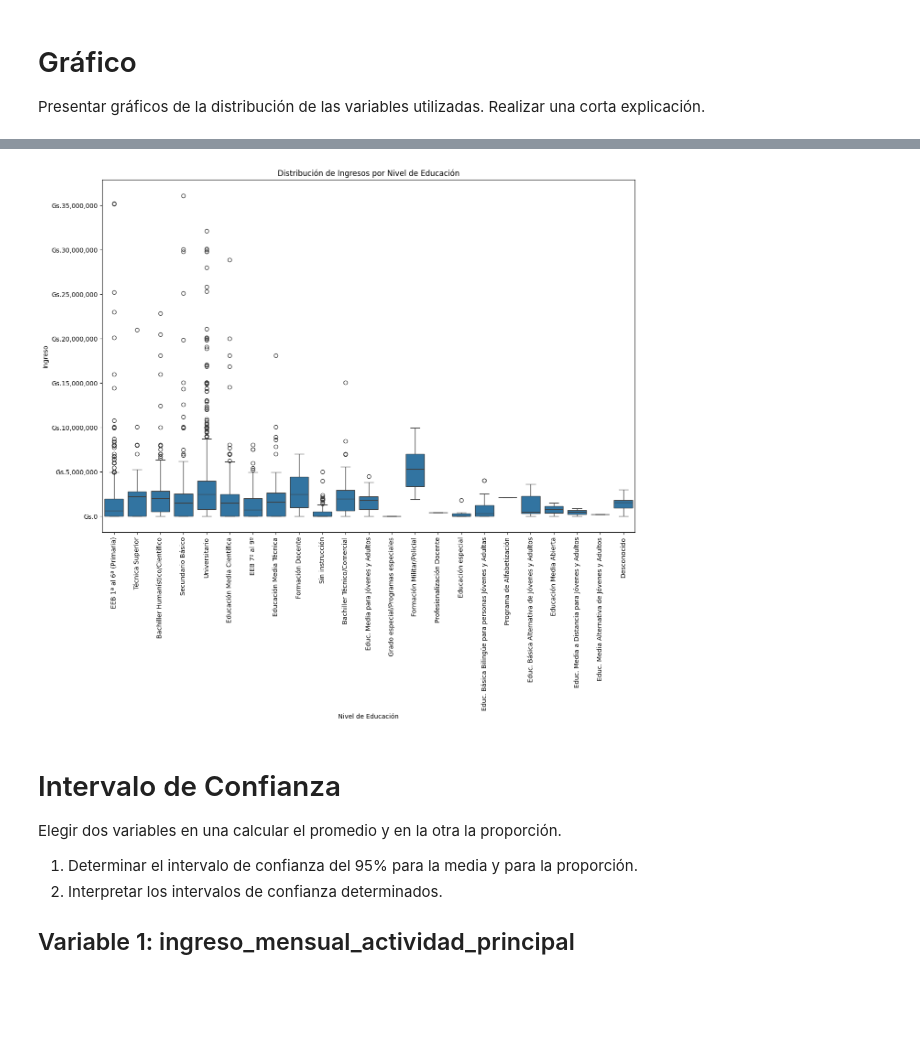
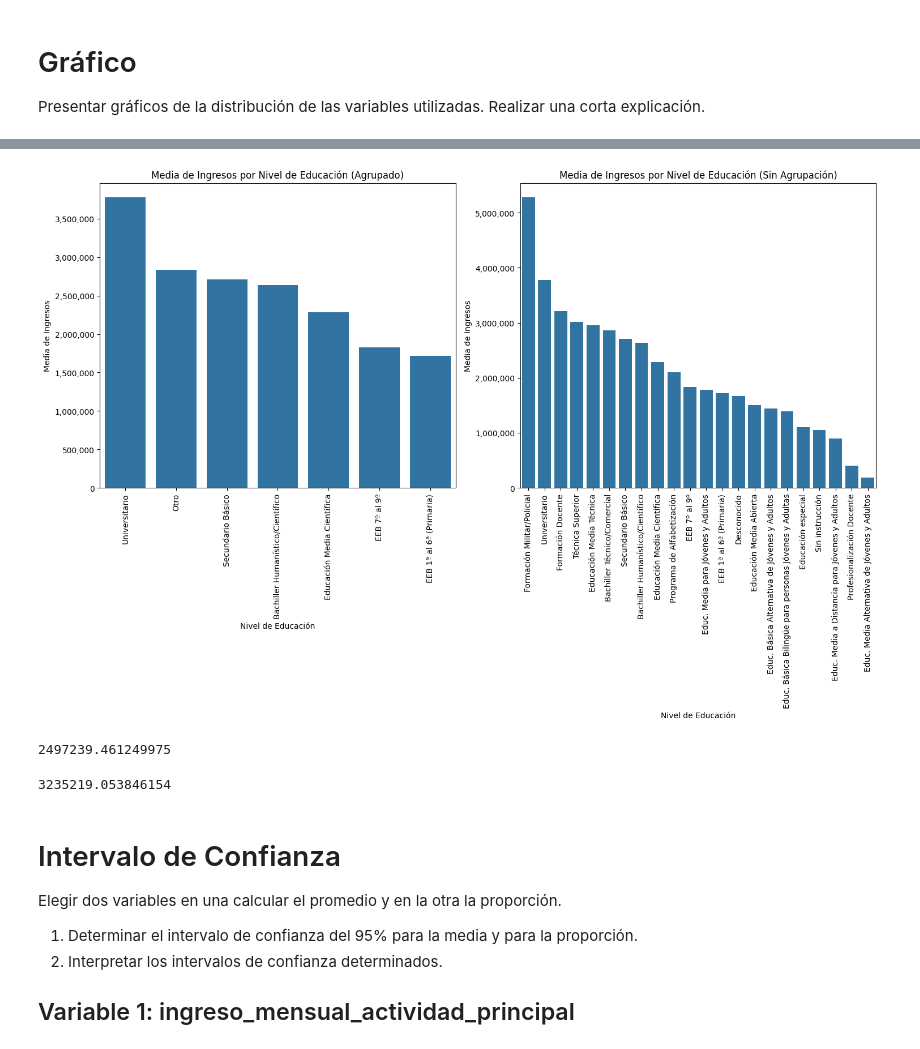
Before and after one commit to NelbaBarreto/programacion-ciencias-datos, a Jupyter notebook: trabajo_practico_estadistica.ipynb, the cells around one changed output, grey strips where cells are left out. Cells and saved outputs as stored; diff of their text form; code cells hidden in the pictures; blank space fills up the shorter version.

```diff
--- a/trabajo_practico_estadistica.ipynb
+++ b/trabajo_practico_estadistica.ipynb
@@ -638,22 +738,46 @@ plt.show()
-# %%
-# Crear un gráfico de caja para la relación entre ingreso y educación
-plt.figure(figsize=(15, 10))
-sns.boxplot(x='etiqueta_educacion', y='ingreso_mensual_actividad_principal', data=df)
-plt.xticks(rotation=90)  # Rotar etiquetas del eje x para mejor legibilidad
-plt.xlabel('Nivel de Educación')
-plt.ylabel('Ingreso')
-plt.title('Distribución de Ingresos por Nivel de Educación')
-
-# Formatear las etiquetas del eje y
-def currency(x, pos):
-    return 'Gs.{:,.0f}'.format(x)
-
-formatter = FuncFormatter(currency)
-plt.gca().yaxis.set_major_formatter(formatter)
-
-plt.show()
-# %% [output]
-[figure, removed]
+# %%
+# Crear la figura y los subplots
+fig, axs = plt.subplots(1, 2, figsize=(15, 10))
+
+# Calcular la media para cada nivel de educación
+media_educacion = df.groupby("etiqueta_educacion")["ingreso_mensual_actividad_principal"].agg(["mean"]).reset_index().sort_values(by="mean", ascending=False)
+media_educacion_agrupado = df.groupby("nivel_educacion_agrupado")["ingreso_mensual_actividad_principal"].agg(["mean"]).reset_index().sort_values(by="mean", ascending=False)
+
+sns.barplot(ax=axs[0], x="nivel_educacion_agrupado", y="mean", data=media_educacion_agrupado, capsize=0.2)
+axs[0].set_xticks(media_educacion_agrupado["nivel_educacion_agrupado"])
+axs[0].set_xticklabels([i for i in media_educacion_agrupado["nivel_educacion_agrupado"]], rotation=90)
+axs[0].set_xlabel("Nivel de Educación")
+axs[0].set_ylabel("Media de Ingresos")
+axs[0].set_title("Media de Ingresos por Nivel de Educación (Agrupado)")
+
+sns.barplot(ax=axs[1], x="etiqueta_educacion", y="mean", data=media_educacion, capsize=0.2)
+axs[1].set_xticks(media_educacion["etiqueta_educacion"])
+axs[1].set_xticklabels([i for i in media_educacion["etiqueta_educacion"]], rotation=90)
+axs[1].set_xlabel("Nivel de Educación")
+axs[1].set_ylabel("Media de Ingresos")
+axs[1].set_title("Media de Ingresos por Nivel de Educación (Sin Agrupación)")
+
+# Formatear las etiquetas del eje y
+def currency(x, pos):
+    return "{:,.0f}".format(x)
+
+# Aplicar el formateador a ambos subplots
+formatter = FuncFormatter(currency)
+axs[0].yaxis.set_major_formatter(formatter)
+axs[1].yaxis.set_major_formatter(formatter)
+
+plt.tight_layout()
+plt.show()
+# %% [output]
+[figure, added]
+# %%
+df[(df["nivel_educacion_agrupado"] == "Otro")]["ingreso_total"].std()
+# %% [output]
+2497239.461249975
+# %%
+df[(df["nivel_educacion_agrupado"] == "Otro")]["ingreso_total"].mean()
+# %% [output]
+3235219.053846154
 # %% [markdown]
 # Intervalo de Confianza
 Elegir dos variables en una calcular el promedio y en la otra la proporción.
```
Also changed, not shown: parts of 14 cells of this notebook.
